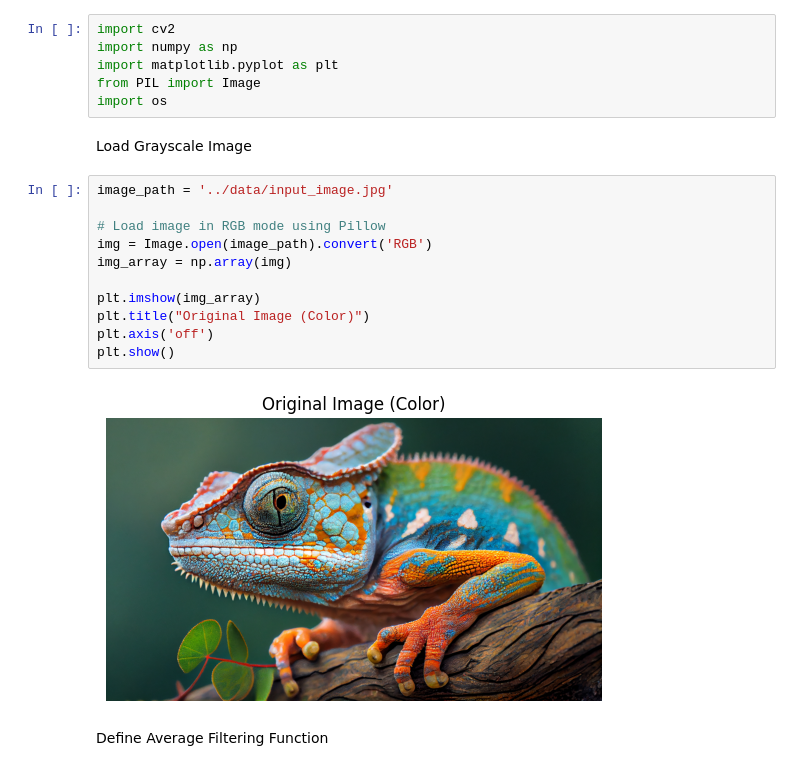
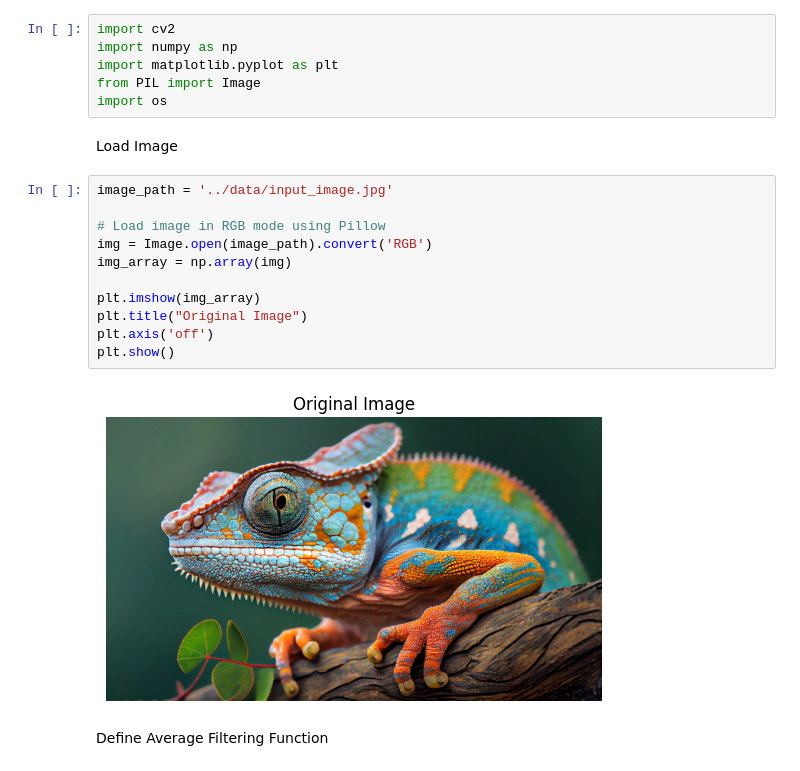
Before and after one commit to chathuradissanayake/AI-Image-Processing, a Jupyter notebook: notebooks/task2_spatial_average.ipynb, the cells around one changed output. Saved outputs shown, nothing was run; the diff lists cells and outputs as text.

```diff
--- a/notebooks/task2_spatial_average.ipynb
+++ b/notebooks/task2_spatial_average.ipynb
@@ -10,20 +10,20 @@ import matplotlib.pyplot as plt
 from PIL import Image
 import os
 # %% [markdown]
-Load Grayscale Image
+Load Image
 # %%
 image_path = '../data/input_image.jpg'
 
 # Load image in RGB mode using Pillow
 img = Image.open(image_path).convert('RGB')
 img_array = np.array(img)
 
 plt.imshow(img_array)
-plt.title("Original Image (Color)")
+plt.title("Original Image")
 plt.axis('off')
 plt.show()
 # %% [output]
-[figure, old version]
+[figure, new version]
 # %% [markdown]
 Define Average Filtering Function
 # %%
```
Also changed, not shown: parts of 1 cell of this notebook.
